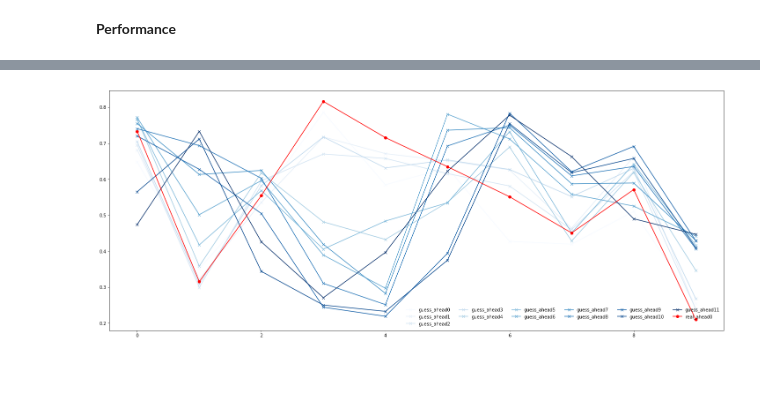
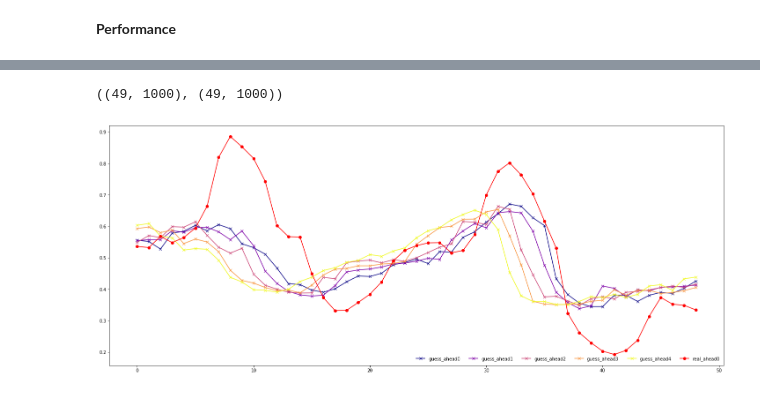
Before and after one commit to charlesfu4/MT, a Jupyter notebook: hourly_forecast.ipynb, the cells around one changed output, grey strips where cells are left out. Drawn from its saved outputs; the diff is of its cells as text; code cells hidden in the pictures.

```diff
--- a/hourly_forecast.ipynb
+++ b/hourly_forecast.ipynb
@@ -437,13 +531,11 @@ rmse = math.sqrt(mean_squared_error(inv_y, inv_yhat))
 print('Test RMSE: %.3f' % rmse)
 # %%
 #data preprocess
-real = np.transpose(inv_y)
-guess = np.transpose(inv_yhat)
+real = inv_y
+guess = inv_yhat
 
-real.shape, guess.shape
-
-real = real[:12,:14]
-guess = guess[:12,:14]
+real = real[:1,:49]
+guess = guess[:5,:49]
 # %%
 real.shape, guess.shape
 # %% [output]
@@ -479,7 +599,7 @@ plt.show()
 # %%
 import xgboost as xgb
 from sklearn.multioutput import MultiOutputRegressor
-xreg = xgb.XGBRegressor(max_depth = 5)
-mreg = MultiOutputRegressor(xreg, n_jobs = -1)
+xreg = xgb.XGBRegressor(objective ='reg:squarederror', colsample_bytree = 0.3, learning_rate = 0.1, max_depth = 5, alpha = 10, n_estimators = 10)
+mreg = MultiOutputRegressor(xreg)
 mreg.fit(train_X, train_y)
 # %% [output]
@@ -510,3 +631,25 @@ inv_y = scaler.inverse_transform(inv_y)
 inv_y = inv_y[:,384:]
 # %% [markdown]
 **Performance**
+# %%
+rpdf = pd.DataFrame()
+gpdf = pd.DataFrame()
+
+i = 0
+for row in real:
+    rpdf.insert(i, "real_ahead{}".format(i), row, True)
+    i += 1
+
+i = 0
+for row in guess:
+    gpdf.insert(i, "guess_ahead{}".format(i), row, True)
+    i += 1
+#plot
+ax = plt.gca()
+gpdf.plot(figsize=(25,10), colormap = 'plasma',style='-x',legend = True, ax = ax)
+rpdf.plot(figsize=(25,10), color = 'Red',style ='-o',legend = True, ax = ax)
+ax.legend(frameon=False, loc='lower right', ncol=6)
+#for key in gpdf:
+#    gpdf['{}'.format(key)].plot(colormap = 'Greens',style='-',legend = True)
+
+plt.show()
@@ -517,29 +662,31 @@ guess = np.transpose(inv_yhat)
 
 real.shape, guess.shape
 
-real = real[:12,:14]
-guess = guess[:12,:14]
+#real = real[:1,:49]
+#guess = guess[:5,:49]
+# %% [output]
+((49, 1000), (49, 1000))
 # %%
 rpdf = pd.DataFrame()
 gpdf = pd.DataFrame()
 
 i = 0
 for row in real:
     rpdf.insert(i, "real_ahead{}".format(i), row, True)
     i += 1
 
 i = 0
 for row in guess:
     gpdf.insert(i, "guess_ahead{}".format(i), row, True)
     i += 1
 #plot
 ax = plt.gca()
-gpdf.plot(figsize=(25,10), colormap = 'Blues',style='-x',legend = True, ax = ax)
-rpdf["real_ahead0"].plot(figsize=(25,10), color = 'Red',style ='-o',legend = True, ax = ax)
+gpdf.plot(figsize=(25,10), colormap = 'plasma',style='-x',legend = True, ax = ax)
+rpdf.plot(figsize=(25,10), color = 'Red',style ='-o',legend = True, ax = ax)
 ax.legend(frameon=False, loc='lower right', ncol=6)
 #for key in gpdf:
 #    gpdf['{}'.format(key)].plot(colormap = 'Greens',style='-',legend = True)
 
 plt.show()
 # %% [output]
-[figure, old version]
+[figure, new version]
```
Also changed, not shown: parts of 27 cells of this notebook, 1 other file.
